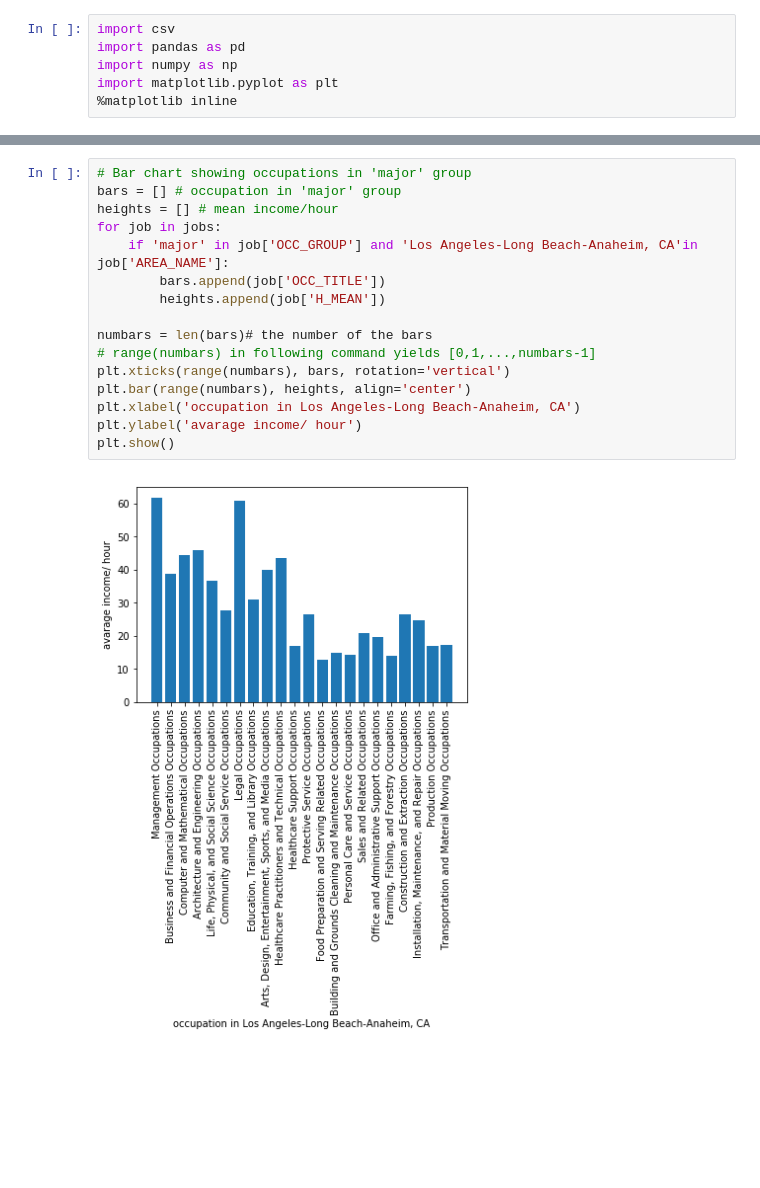
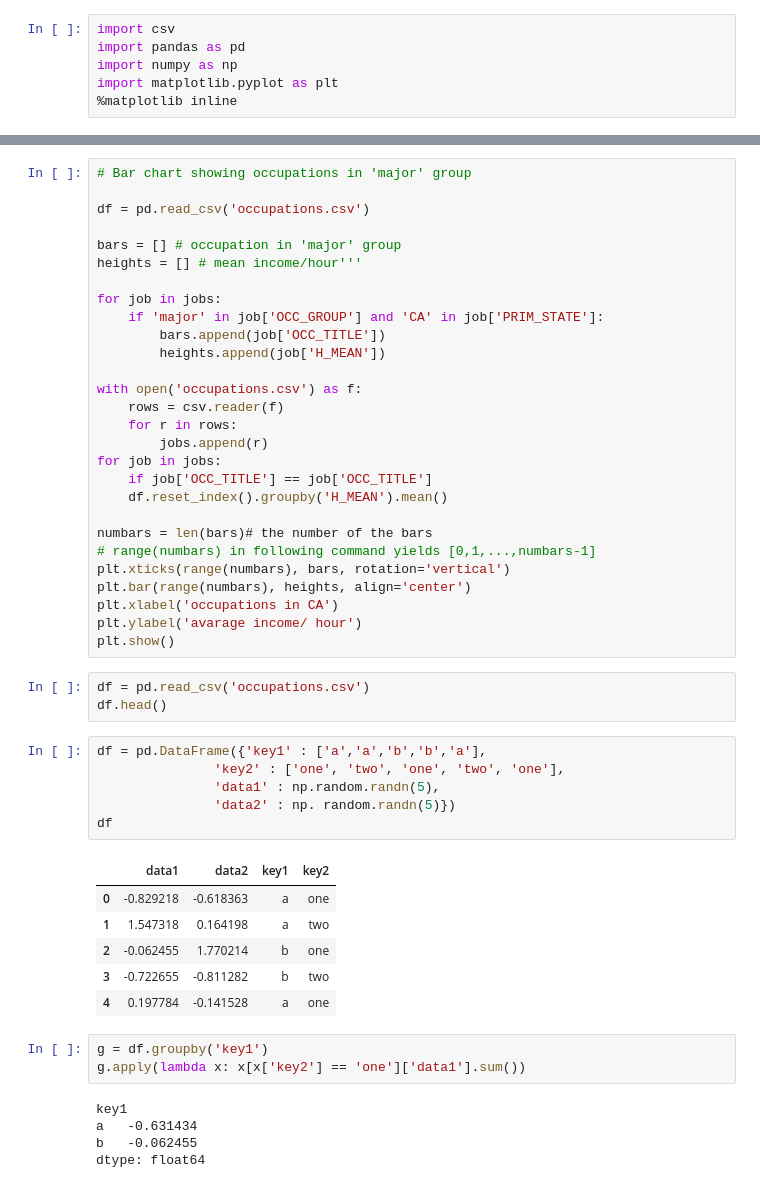
Before and after one commit to michelle604/Data-Science-Intro-Project, a Jupyter notebook: final project Q1.ipynb, the cells around one changed output, grey strips where cells are left out. Drawn from its saved outputs; the diff is of its cells as text; blank space fills up the shorter version.

```diff
--- a/final project Q1.ipynb
+++ b/final project Q1.ipynb
@@ -14,18 +66,52 @@ with open('occupations.csv') as f:
 # %%
 # Bar chart showing occupations in 'major' group
+
+df = pd.read_csv('occupations.csv')
+
 bars = [] # occupation in 'major' group
-heights = [] # mean income/hour
+heights = [] # mean income/hour'''
+
 for job in jobs:
-    if 'major' in job['OCC_GROUP'] and 'Los Angeles-Long Beach-Anaheim, CA'in job['AREA_NAME']:
+    if 'major' in job['OCC_GROUP'] and 'CA' in job['PRIM_STATE']:
         bars.append(job['OCC_TITLE'])
         heights.append(job['H_MEAN'])
+
+with open('occupations.csv') as f:
+    rows = csv.reader(f)
+    for r in rows:
+        jobs.append(r)
+for job in jobs:
+    if job['OCC_TITLE'] == job['OCC_TITLE']
+    df.reset_index().groupby('H_MEAN').mean()
 
 numbars = len(bars)# the number of the bars
 # range(numbars) in following command yields [0,1,...,numbars-1]
 plt.xticks(range(numbars), bars, rotation='vertical')
 plt.bar(range(numbars), heights, align='center')
-plt.xlabel('occupation in Los Angeles-Long Beach-Anaheim, CA')
+plt.xlabel('occupations in CA')
 plt.ylabel('avarage income/ hour')
 plt.show()
-# %% [output]
-[figure, removed]
+# %%
+df = pd.read_csv('occupations.csv')
+df.head()
+# %%
+df = pd.DataFrame({'key1' : ['a','a','b','b','a'],
+               'key2' : ['one', 'two', 'one', 'two', 'one'],
+               'data1' : np.random.randn(5),
+               'data2' : np. random.randn(5)})
+df
+# %% [output]
+|  | data1 | data2 | key1 | key2 |
+| 0 | -0.829218 | -0.618363 | a | one |
+| 1 | 1.547318 | 0.164198 | a | two |
+| 2 | -0.062455 | 1.770214 | b | one |
+| 3 | -0.722655 | -0.811282 | b | two |
+| 4 | 0.197784 | -0.141528 | a | one |
+# %%
+g = df.groupby('key1')
+g.apply(lambda x: x[x['key2'] == 'one']['data1'].sum())
+# %% [output]
+key1
+a   -0.631434
+b   -0.062455
+dtype: float64
```
Also changed, not shown: parts of 4 cells of this notebook.
